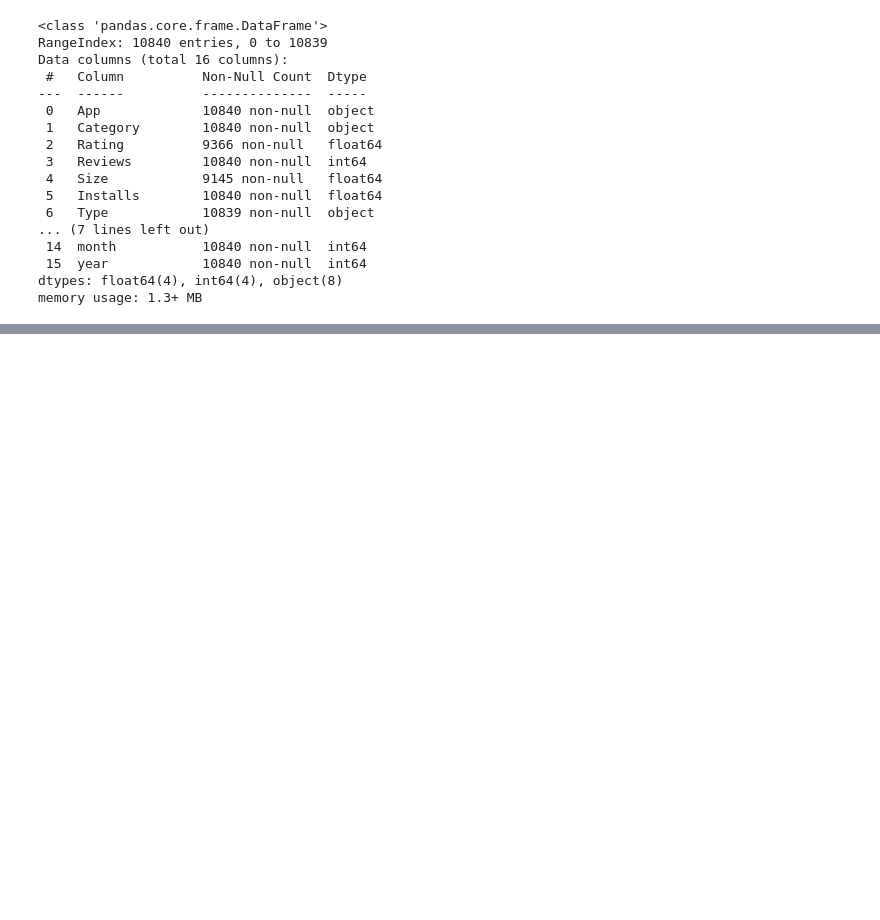
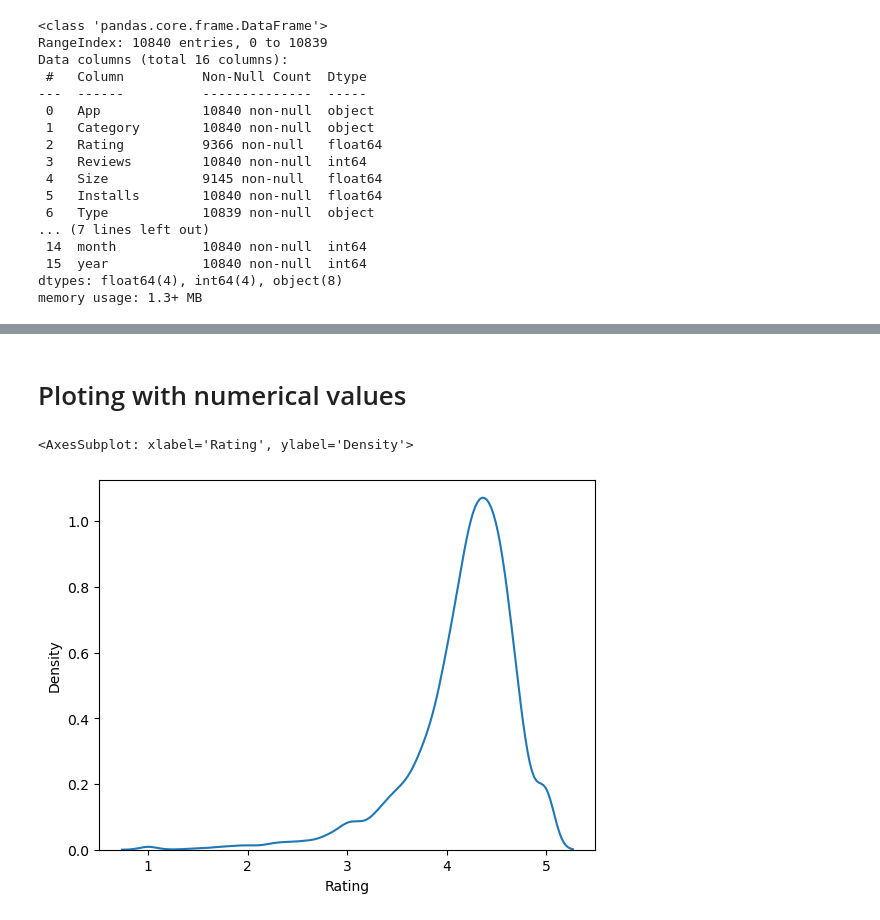
Before and after one commit to BHARATHBN-123/Statistics, a Jupyter notebook: EDA and Feature Engineering/EDA and Feature Engineering 2.ipynb, the cells around one changed output, grey strips where cells are left out. Saved outputs shown, nothing was run; the diff lists cells and outputs as text; code cells hidden in the pictures; blank space fills up the shorter version.

```diff
--- a/EDA and Feature Engineering/EDA and Feature Engineering 2.ipynb
+++ b/EDA and Feature Engineering/EDA and Feature Engineering 2.ipynb
@@ -45,0 +148,8 @@ memory usage: 1.3+ MB
+# %% [markdown]
+# Ploting with numerical values
+# %%
+# Kernal density plot
+sns.kdeplot(data_copy["Rating"])
+# %% [output]
+<AxesSubplot: xlabel='Rating', ylabel='Density'>
+[figure, added]
```
Also changed, not shown: parts of 53 cells of this notebook, 1 other file.
